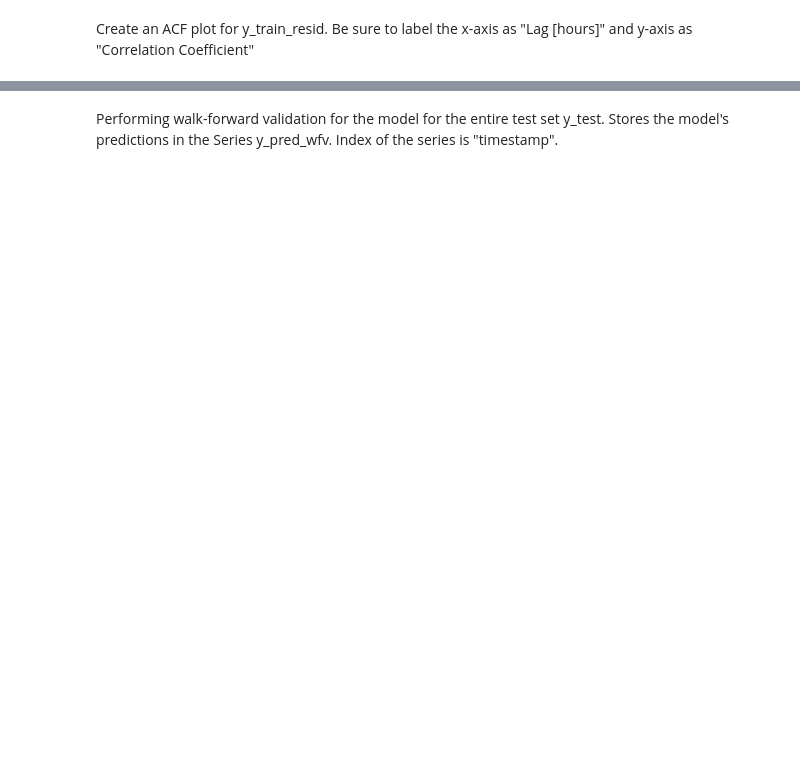
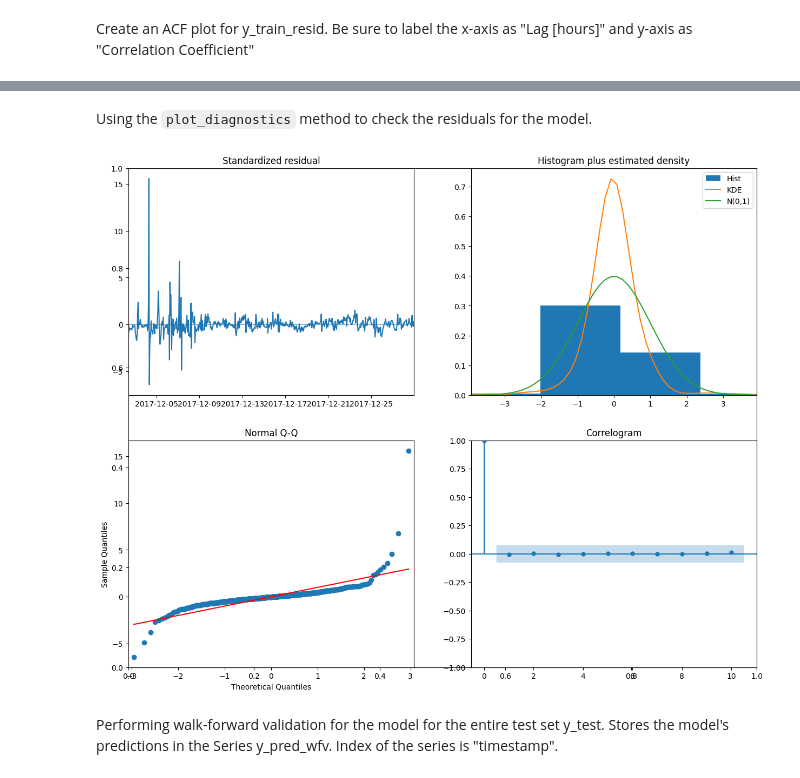
Before and after one commit to GideonMissoy/Air-Quality, a Jupyter notebook: quality.ipynb, the cells around one changed output, grey strips where cells are left out. Saved outputs shown, nothing was run; the diff lists cells and outputs as text; code cells hidden in the pictures; blank space fills up the shorter version.

```diff
--- a/quality.ipynb
+++ b/quality.ipynb
@@ -172,3 +292,10 @@ plt.savefig("images/3-5-15.png", dpi=150)
+# %% [markdown]
+Using the `plot_diagnostics` method to check the residuals for the model.
+# %%
+fig, ax = plt.subplots(figsize=(15, 12))
+model.plot_diagnostics(fig=fig);
+# %% [output]
+[figure, added]
 # %% [markdown]
 Performing walk-forward validation for the model for the entire test set y_test. Stores the model's predictions in the Series y_pred_wfv. Index of the series is "timestamp".
 # %%
```
Also changed, not shown: parts of 34 cells of this notebook, 9 other files.
